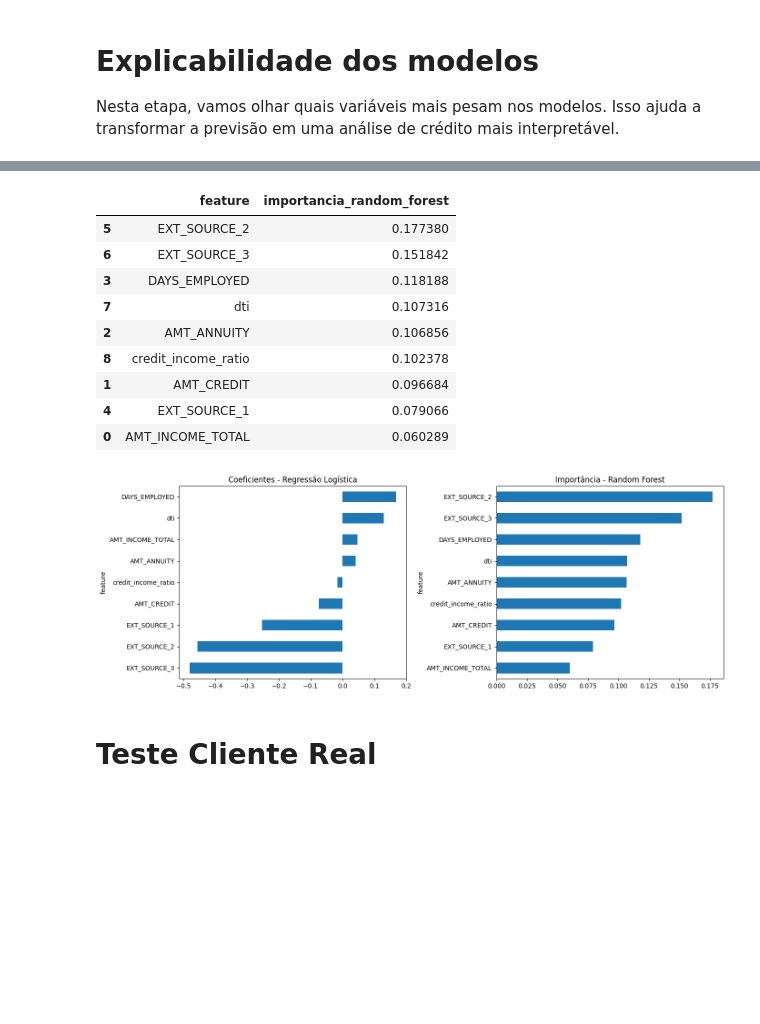
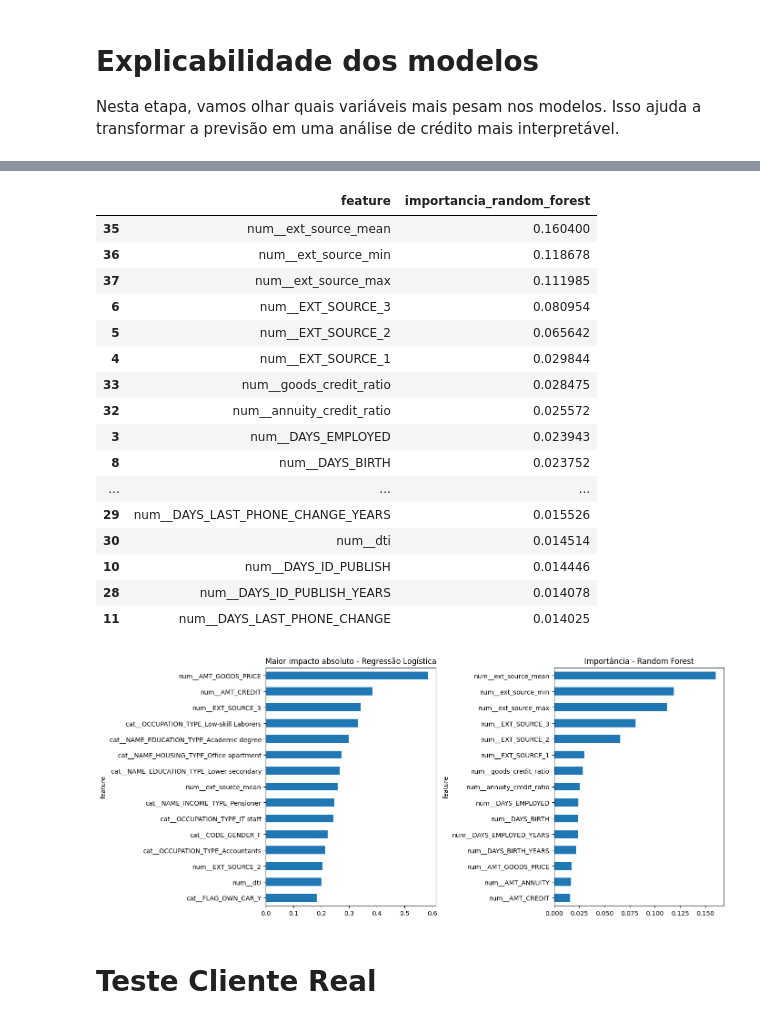
Before and after one commit to la-becca/Projects, a Jupyter notebook: Projeto_Analista_de_Credito_com_IA/Projeto_Analista_de_Crédito_com_IA.ipynb, the cells around one changed output, grey strips where cells are left out. Drawn from its saved outputs; the diff is of its cells as text; code cells hidden in the pictures; blank space fills up the shorter version.

Commit message:
Expande selecao de variaveis do modelo de credito

```diff
--- a/Projeto_Analista_de_Credito_com_IA/Projeto_Analista_de_Crédito_com_IA.ipynb
+++ b/Projeto_Analista_de_Credito_com_IA/Projeto_Analista_de_Crédito_com_IA.ipynb
@@ -121,11 +227,17 @@ LogisticRegression(class_weight='balanced', max_iter=1000, random_state=42)
 # Random Forest
 from sklearn.ensemble import RandomForestClassifier
 
-modelRF = RandomForestClassifier(
-    n_estimators=200,
-    class_weight="balanced",
-    random_state=42,
-    n_jobs=-1
-)
-modelRF.fit(X_train_tree, y_train)
+modelRF = Pipeline(steps=[
+    ("preprocess", preprocess_tree),
+    ("model", RandomForestClassifier(
+        n_estimators=150,
+        class_weight="balanced",
+        random_state=42,
+        n_jobs=-1,
+        max_depth=12,
+        min_samples_leaf=50
+    ))
+])
+
+modelRF.fit(X_train, y_train)
 # %% [output]
@@ -189,34 +316,39 @@ Matriz de confusão - Regressão Logística
 
 Nesta etapa, vamos olhar quais variáveis mais pesam nos modelos. Isso ajuda a transformar a previsão em uma análise de crédito mais interpretável.
 # %%
+from IPython.display import display
+
+feature_names_lr = modelLR.named_steps["preprocess"].get_feature_names_out()
+feature_names_rf = modelRF.named_steps["preprocess"].get_feature_names_out()
+
 coeficientes_lr = pd.DataFrame({
-    "feature": X.columns,
-    "coeficiente_regressao_logistica": modelLR.coef_[0]
+    "feature": feature_names_lr,
+    "coeficiente_regressao_logistica": modelLR.named_steps["model"].coef_[0]
 })
 coeficientes_lr["impacto_absoluto"] = coeficientes_lr["coeficiente_regressao_logistica"].abs()
 coeficientes_lr = coeficientes_lr.sort_values("impacto_absoluto", ascending=False)
 
 importancias_rf = pd.DataFrame({
-    "feature": X.columns,
-    "importancia_random_forest": modelRF.feature_importances_
+    "feature": feature_names_rf,
+    "importancia_random_forest": modelRF.named_steps["model"].feature_importances_
 }).sort_values("importancia_random_forest", ascending=False)
 
-principais_fatores_modelo = coeficientes_lr.head(5)["feature"].tolist()
+principais_fatores_modelo = importancias_rf.head(8)["feature"].tolist()
 
-display(coeficientes_lr)
-display(importancias_rf)
+display(coeficientes_lr.head(20))
+display(importancias_rf.head(20))
 
-fig, axes = plt.subplots(1, 2, figsize=(14, 5))
+fig, axes = plt.subplots(1, 2, figsize=(14, 6))
 
-coeficientes_lr.sort_values("coeficiente_regressao_logistica").plot.barh(
+coeficientes_lr.head(15).sort_values("impacto_absoluto").plot.barh(
     x="feature",
-    y="coeficiente_regressao_logistica",
+    y="impacto_absoluto",
     ax=axes[0],
     legend=False,
-    title="Coeficientes - Regressão Logística"
+    title="Maior impacto absoluto - Regressão Logística"
 )
 
-importancias_rf.sort_values("importancia_random_forest").plot.barh(
+importancias_rf.head(15).sort_values("importancia_random_forest").plot.barh(
     x="feature",
     y="importancia_random_forest",
     ax=axes[1],
@@ -240,14 +379,21 @@ plt.show()
 |  | feature | importancia_random_forest |
-| 5 | EXT_SOURCE_2 | 0.177380 |
-| 6 | EXT_SOURCE_3 | 0.151842 |
-| 3 | DAYS_EMPLOYED | 0.118188 |
-| 7 | dti | 0.107316 |
-| 2 | AMT_ANNUITY | 0.106856 |
-| 8 | credit_income_ratio | 0.102378 |
-| 1 | AMT_CREDIT | 0.096684 |
-| 4 | EXT_SOURCE_1 | 0.079066 |
-| 0 | AMT_INCOME_TOTAL | 0.060289 |
+| 35 | num__ext_source_mean | 0.160400 |
+| 36 | num__ext_source_min | 0.118678 |
+| 37 | num__ext_source_max | 0.111985 |
+| 6 | num__EXT_SOURCE_3 | 0.080954 |
+| 5 | num__EXT_SOURCE_2 | 0.065642 |
+| 4 | num__EXT_SOURCE_1 | 0.029844 |
+| 33 | num__goods_credit_ratio | 0.028475 |
+| 32 | num__annuity_credit_ratio | 0.025572 |
+| 3 | num__DAYS_EMPLOYED | 0.023943 |
+| 8 | num__DAYS_BIRTH | 0.023752 |
+| ... | ... | ... |
+| 29 | num__DAYS_LAST_PHONE_CHANGE_YEARS | 0.015526 |
+| 30 | num__dti | 0.014514 |
+| 10 | num__DAYS_ID_PUBLISH | 0.014446 |
+| 28 | num__DAYS_ID_PUBLISH_YEARS | 0.014078 |
+| 11 | num__DAYS_LAST_PHONE_CHANGE | 0.014025 |
-[figure, old version]
+[figure, new version]
 # %% [markdown]
 # Teste Cliente Real
 # %%
```
Also changed, not shown: parts of 11 cells of this notebook.
